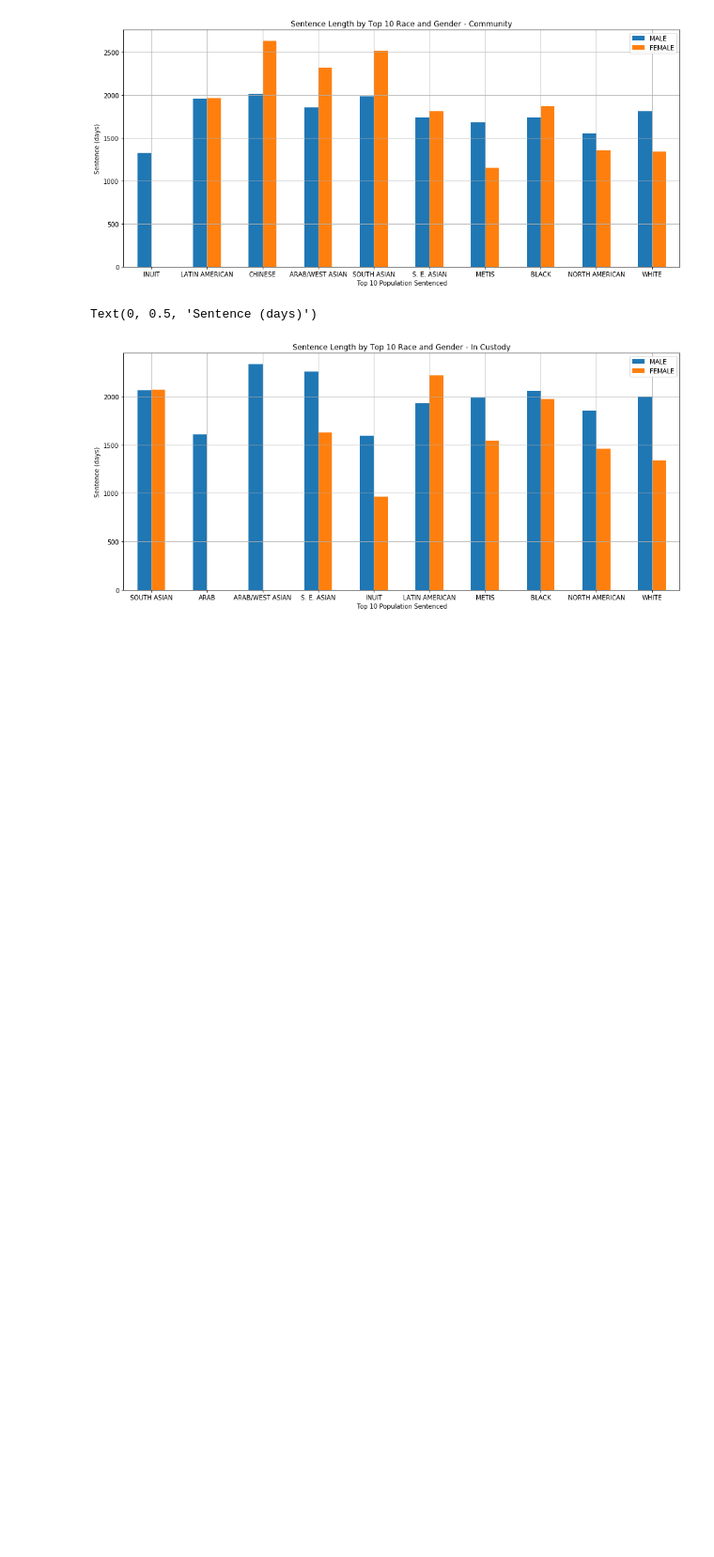
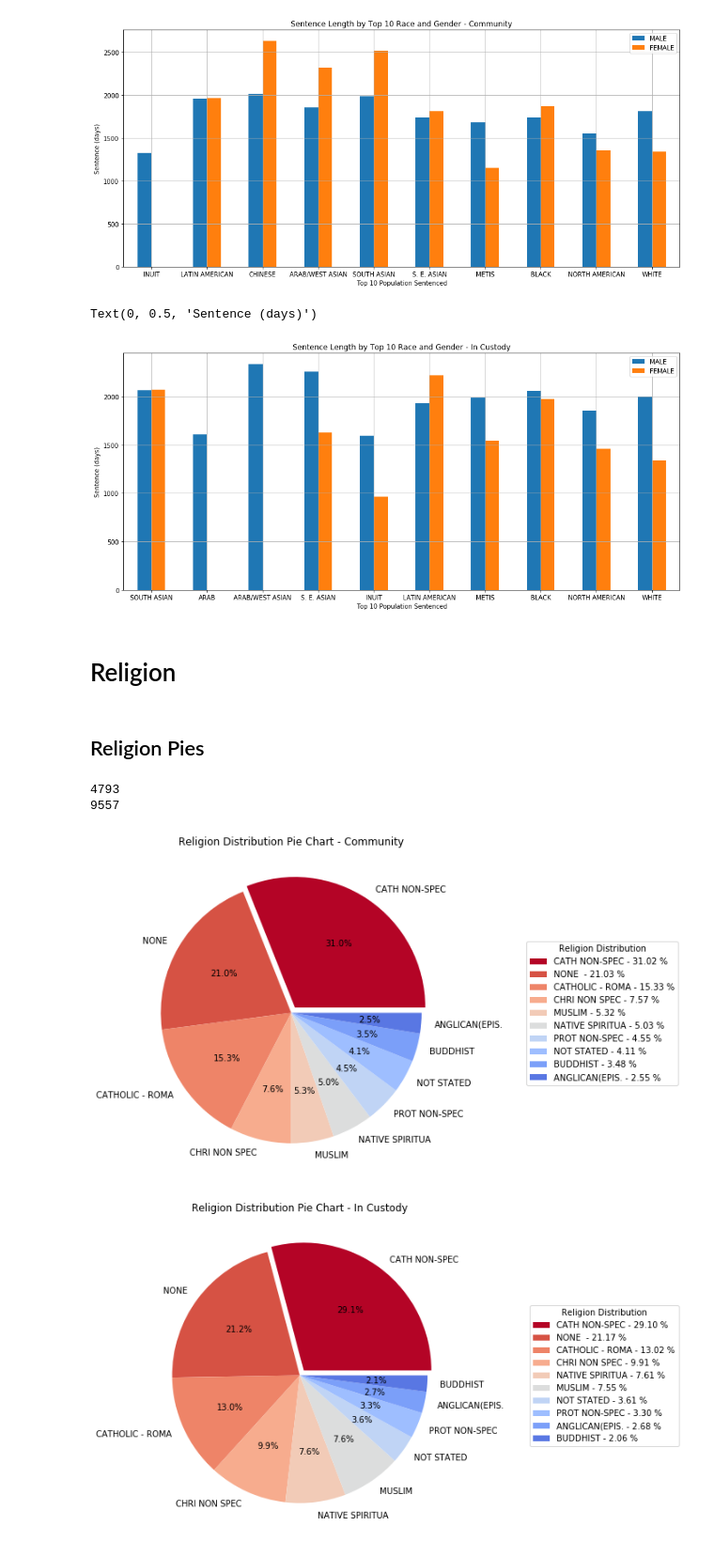
Before and after one commit to jdkipfer/CP321-Project, a Jupyter notebook: Race.ipynb, the cells around one changed output. Shown: that part at 94% size. Saved outputs shown, nothing was run; the diff lists cells and outputs as text; code cells hidden in the pictures; blank space fills up the shorter version.

```diff
--- a/Race.ipynb
+++ b/Race.ipynb
@@ -30,14 +30,14 @@ def pie_preprocess(df, should_filter, group_column):
 # %%
 def make_pie(x,y, graph_title, legend_title):
     theme = plt.get_cmap('coolwarm_r')
-    explode = (0.05,0,0,0,0,0,0,0,0,0)
+    explode = [0]*len(x)
+    explode[0] = 0.05
     fig, ax = plt.subplots(figsize=(7, 7))
 
     ax.set_prop_cycle("color", [theme(1. * i / len(y)) for i in range(len(y))])
 
     wedges, texts, autotexts = ax.pie(y,labels=x,explode=explode,autopct='%1.1f%%')
     percent = 100.*y/y.sum()
-    print(y.sum())
     labels = ['{0:5} - {1:1.2f} %'.format(i,j) for i,j in zip(x, percent)]
     ax.legend(wedges,
                    labels,
@@ -130,3 +117,17 @@ ax_ct.set_ylabel('Sentence (days)')
 # %% [output]
 Text(0, 0.5, 'Sentence (days)')
 [figure]
+# %% [markdown]
+# Religion
+# %% [markdown]
+## Religion Pies
+# %%
+x_reli_cm, y_reli_cm = pie_preprocess(df_cm, True, 'Religion')
+x_reli_ct, y_reli_ct = pie_preprocess(df_ct, True, 'Religion')
+community_reli_pie = make_pie(x_reli_cm,y_reli_cm, 'Religion Distribution Pie Chart - Community', "Religion Distribution")
+custody_reli_pie = make_pie(x_reli_ct,y_reli_ct, 'Religion Distribution Pie Chart - In Custody', "Religion Distribution")
+# %% [output]
+4793
+9557
+[figure, added]
+[figure, added]
```
Also changed, not shown: parts of 16 cells of this notebook.
